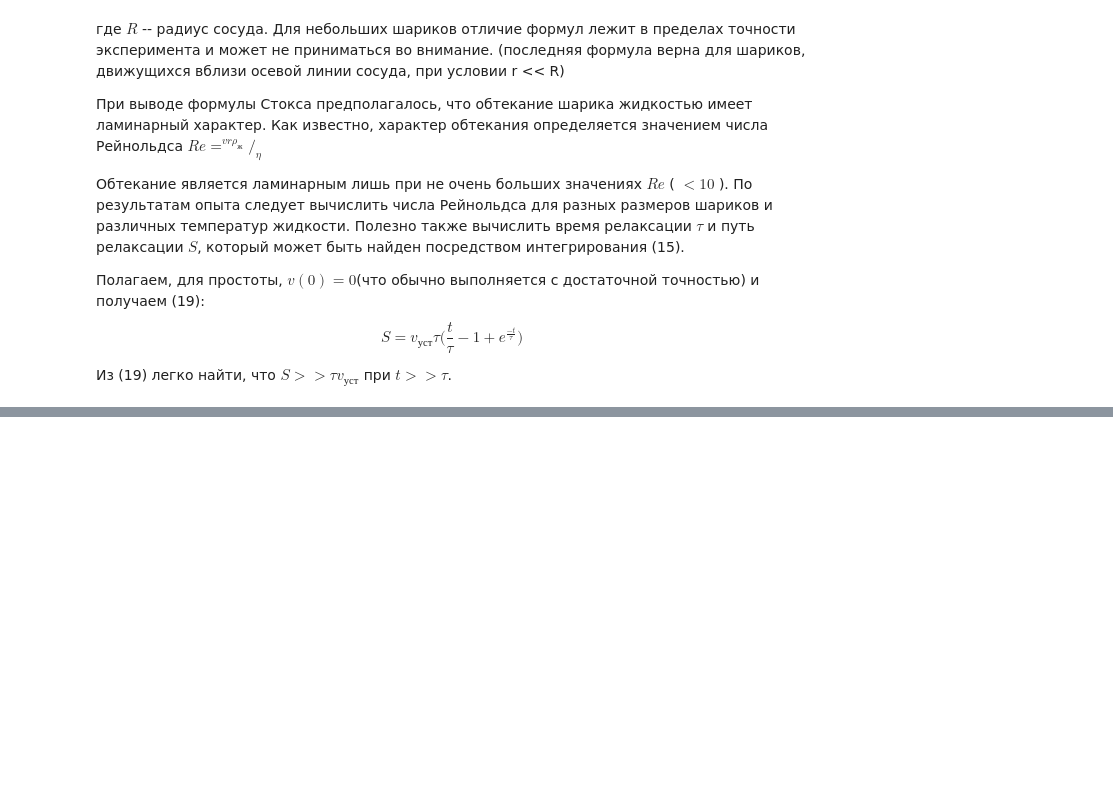
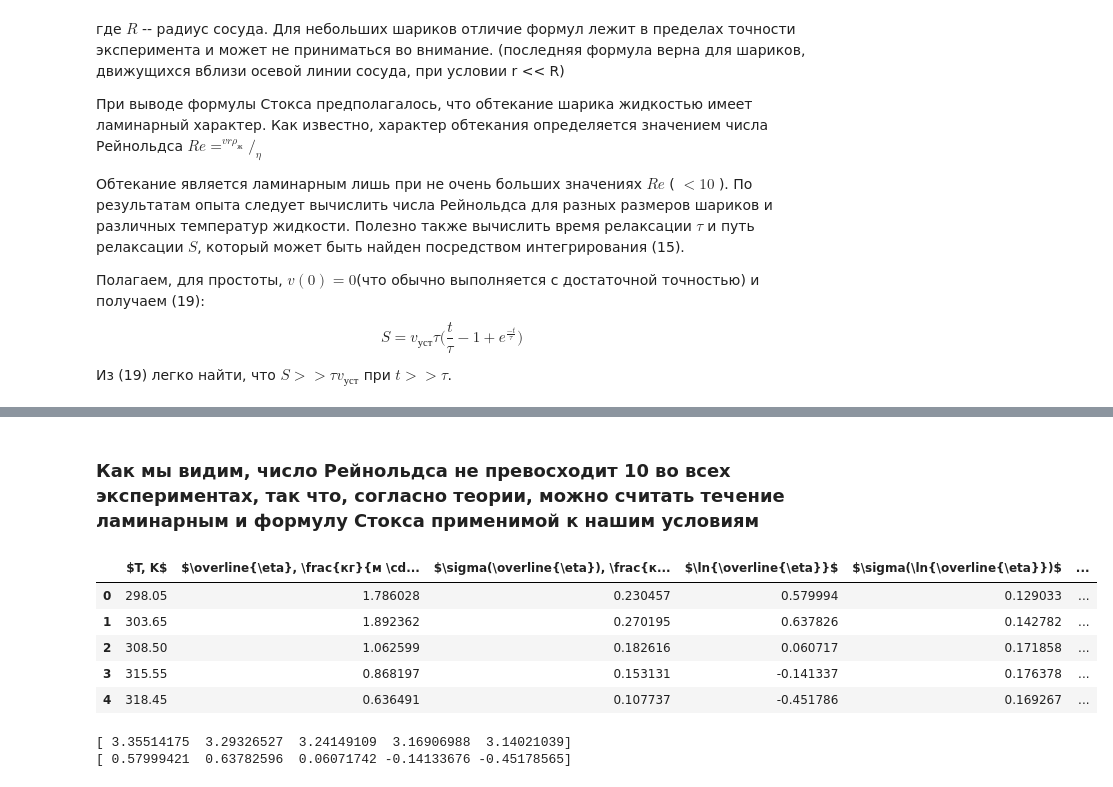
Before and after one commit to rationalex/MIPT_labs, a Jupyter notebook: 5_term/Энергия активации по температурной зависимость вязкости жидкости.ipynb, the cells around one changed output, grey strips where cells are left out. Cells and saved outputs as stored; diff of their text form; code cells hidden in the pictures; blank space fills up the shorter version.

```diff
--- a/5_term/Энергия активации по температурной зависимость вязкости жидкости.ipynb
+++ b/5_term/Энергия активации по температурной зависимость вязкости жидкости.ipynb
@@ -145,0 +408,20 @@ t = [[12.75, 15.28, 12.25],
+# %% [markdown]
+### Как мы видим, число Рейнольдса не превосходит 10 во всех экспериментах, так что, согласно теории, можно считать течение ламинарным и формулу Стокса применимой к нашим условиям
+# %%
+mean_dataframe = pd.DataFrame(data=mean_measures,
+                              columns=mean_columns)
+
+mean_dataframe
+# %% [output]
+|  | $T, K$ | $\overline{\eta}, \frac{кг}{м \cd... | $\sigma(\overline{\eta}), \frac{к... | $\ln{\overline{\eta}}$ | $\sigma(\ln{\overline{\eta}})$ | ... |
+| 0 | 298.05 | 1.786028 | 0.230457 | 0.579994 | 0.129033 | ... |
+| 1 | 303.65 | 1.892362 | 0.270195 | 0.637826 | 0.142782 | ... |
+| 2 | 308.50 | 1.062599 | 0.182616 | 0.060717 | 0.171858 | ... |
+| 3 | 315.55 | 0.868197 | 0.153131 | -0.141337 | 0.176378 | ... |
+| 4 | 318.45 | 0.636491 | 0.107737 | -0.451786 | 0.169267 | ... |
+# %%
+print(mean_measures[:, 5])
+print(mean_measures[:, 3])
+# %% [output]
+[ 3.35514175  3.29326527  3.24149109  3.16906988  3.14021039]
+[ 0.57999421  0.63782596  0.06071742 -0.14133676 -0.45178565]
```
Also changed, not shown: parts of 17 cells of this notebook.
